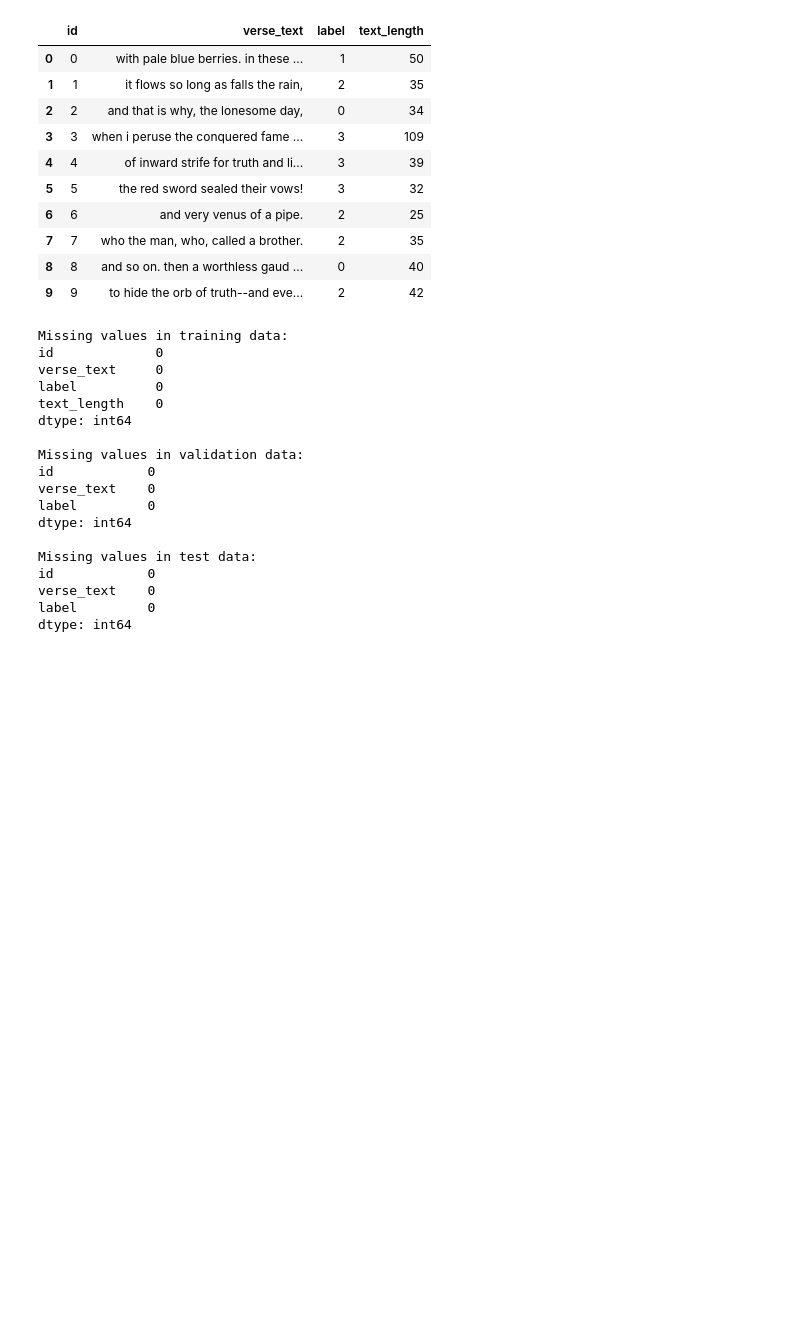
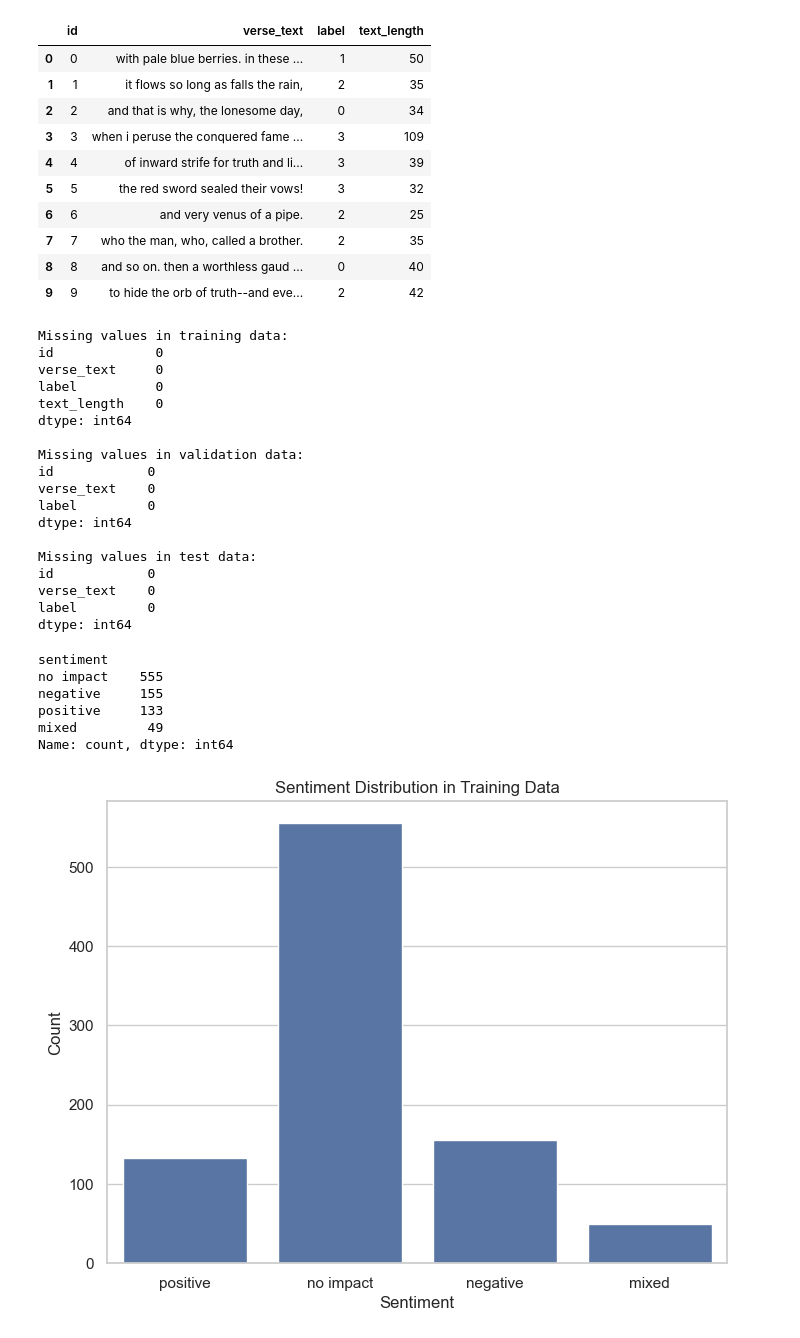
Before and after one commit to erikosobot/Sentiment-Analysis, a Jupyter notebook: SentimentAnalysis.ipynb, the cells around one changed output. Saved outputs shown, nothing was run; the diff lists cells and outputs as text; code cells hidden in the pictures; blank space fills up the shorter version.

```diff
--- a/SentimentAnalysis.ipynb
+++ b/SentimentAnalysis.ipynb
@@ -337,3 +337,37 @@ id            0
 verse_text    0
 label         0
 dtype: int64
+# %%
+#Sentiment distribution in training data
+
+sentimientos={
+    0: 'negative',
+    1: 'positive',
+    2: 'no impact',
+    3: 'mixed'
+}
+
+df_train['sentiment']=df_train['label'].map(sentimientos)
+df_test['sentiment']=df_test['label'].map(sentimientos)
+df_validation['sentiment']=df_validation['label'].map(sentimientos)
+df_train['sentiment'].value_counts()
+# %% [output]
+sentiment
+no impact    555
+negative     155
+positive     133
+mixed         49
+Name: count, dtype: int64
+# %%
+import matplotlib.pyplot as plt
+import seaborn as sns
+#Visualize sentiment distribution
+
+plt.figure(figsize=(8, 6))
+sns.countplot(data=df_train, x='sentiment')
+plt.title('Sentiment Distribution in Training Data')
+plt.xlabel('Sentiment')
+plt.ylabel('Count')
+plt.show()
+# %% [output]
+[figure, added]
```
